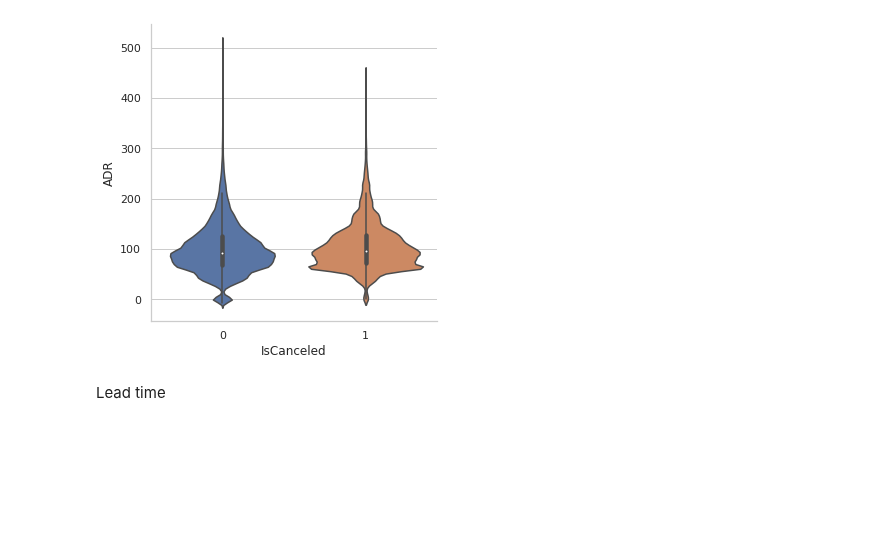
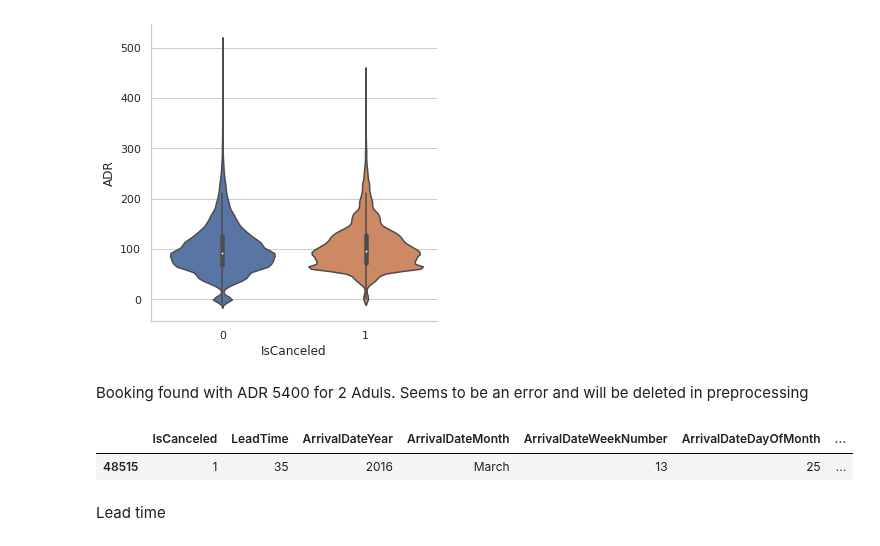
Before and after one commit to alejandromanas/GoogleColab_public, a Jupyter notebook: bookings/code/bookings.ipynb, the cells around one changed output. Saved outputs shown, nothing was run; the diff lists cells and outputs as text; code cells hidden in the pictures; blank space fills up the shorter version.

```diff
--- a/bookings/code/bookings.ipynb
+++ b/bookings/code/bookings.ipynb
@@ -150,6 +173,13 @@ sns.catplot(x="IsCanceled", y="ADR", kind="violin", data=df)
 # %% [output]
 <seaborn.axisgrid.FacetGrid at 0x...>
 [figure]
+# %% [markdown]
+Booking found with ADR 5400 for 2 Aduls. Seems to be an error and will be deleted in preprocessing
+# %%
+df_analysis[df_analysis['ADR']> 5000]
+# %% [output]
+|  | IsCanceled | LeadTime | ArrivalDateYear | ArrivalDateMonth | ArrivalDateWeekNumber | ArrivalDateDayOfMonth | ... |
+| 48515 | 1 | 35 | 2016 | March | 13 | 25 | ... |
 # %% [markdown]
 Lead time
 # %%
```
Also changed, not shown: parts of 19 cells of this notebook.
